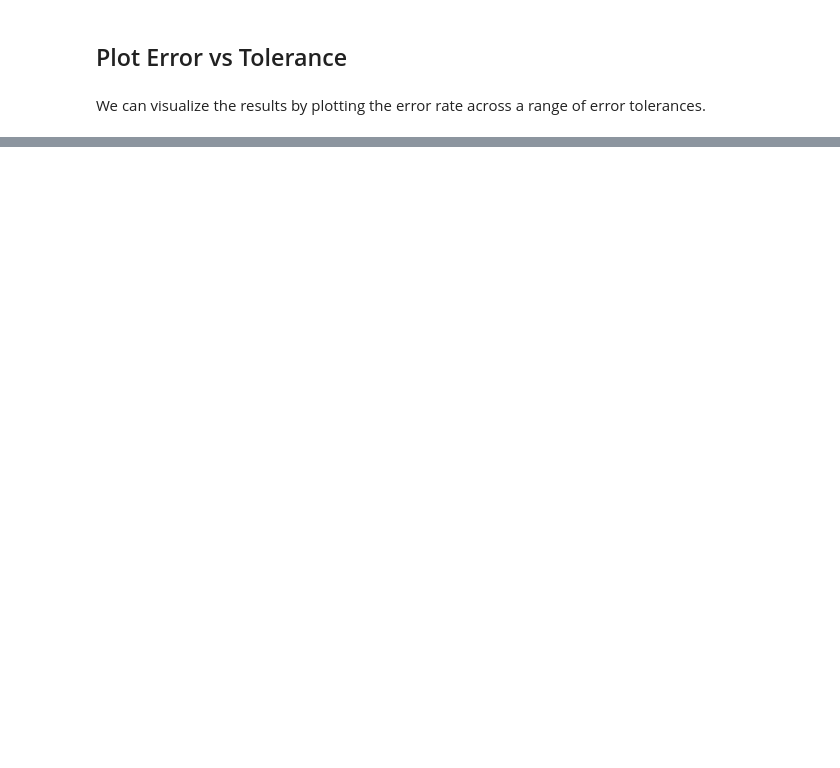
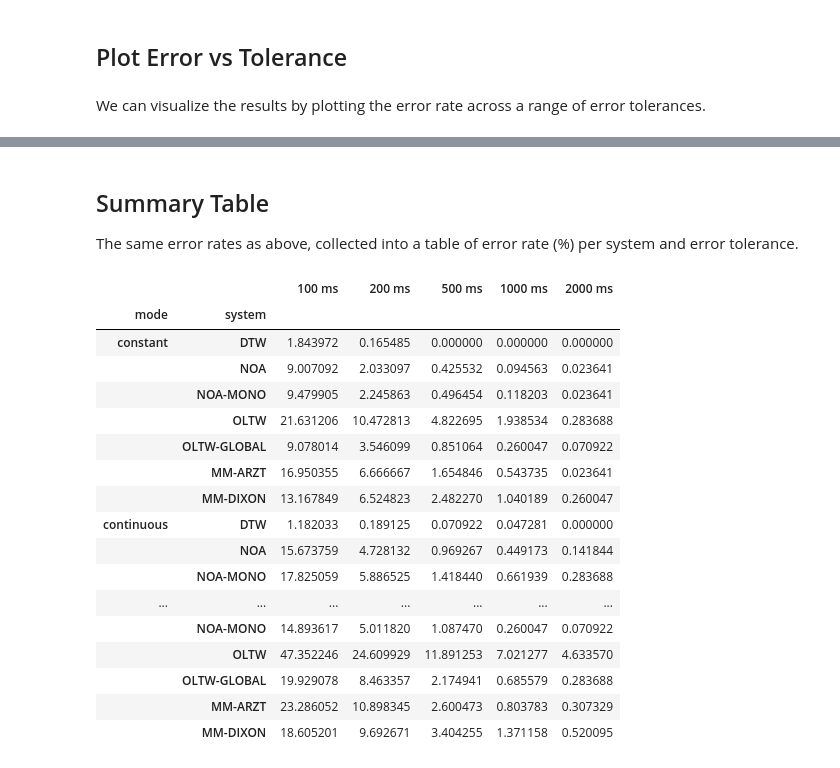
Before and after one commit to HMC-MIR/PianoConcertoAccompaniment, a Jupyter notebook: 03_Evaluate.ipynb, the cells around one changed output, grey strips where cells are left out. Cells and saved outputs as stored; diff of their text form; code cells hidden in the pictures; blank space fills up the shorter version.

```diff
--- a/03_Evaluate.ipynb
+++ b/03_Evaluate.ipynb
@@ -153,0 +158,35 @@ Mode: random
+# %% [markdown]
+## Summary Table
+
+The same error rates as above, collected into a table of error rate (%) per system and error tolerance.
+# %%
+rows = {}
+for mode_type in modes:
+    for system in systems_to_compare:
+        errRates = errRates_by_mode[mode_type].get(system)
+        if errRates is None:
+            continue
+        rows[(mode_type, system)] = np.array(errRates) * 100.0
+
+errRates_df = pd.DataFrame(rows, index=[f'{tol} ms' for tol in tols]).T
+errRates_df.index.names = ['mode', 'system']
+errRates_df
+# %% [output]
+|  |  | 100 ms | 200 ms | 500 ms | 1000 ms | 2000 ms |
+| mode | system |  |  |  |  |  |
+| constant | DTW | 1.843972 | 0.165485 | 0.000000 | 0.000000 | 0.000000 |
+|  | NOA | 9.007092 | 2.033097 | 0.425532 | 0.094563 | 0.023641 |
+|  | NOA-MONO | 9.479905 | 2.245863 | 0.496454 | 0.118203 | 0.023641 |
+|  | OLTW | 21.631206 | 10.472813 | 4.822695 | 1.938534 | 0.283688 |
+|  | OLTW-GLOBAL | 9.078014 | 3.546099 | 0.851064 | 0.260047 | 0.070922 |
+|  | MM-ARZT | 16.950355 | 6.666667 | 1.654846 | 0.543735 | 0.023641 |
+|  | MM-DIXON | 13.167849 | 6.524823 | 2.482270 | 1.040189 | 0.260047 |
+| continuous | DTW | 1.182033 | 0.189125 | 0.070922 | 0.047281 | 0.000000 |
+|  | NOA | 15.673759 | 4.728132 | 0.969267 | 0.449173 | 0.141844 |
+|  | NOA-MONO | 17.825059 | 5.886525 | 1.418440 | 0.661939 | 0.283688 |
+| ... | ... | ... | ... | ... | ... | ... |
+|  | NOA-MONO | 14.893617 | 5.011820 | 1.087470 | 0.260047 | 0.070922 |
+|  | OLTW | 47.352246 | 24.609929 | 11.891253 | 7.021277 | 4.633570 |
+|  | OLTW-GLOBAL | 19.929078 | 8.463357 | 2.174941 | 0.685579 | 0.283688 |
+|  | MM-ARZT | 23.286052 | 10.898345 | 2.600473 | 0.803783 | 0.307329 |
+|  | MM-DIXON | 18.605201 | 9.692671 | 3.404255 | 1.371158 | 0.520095 |
```
Also changed, not shown: parts of 3 cells of this notebook, 1 other file.
